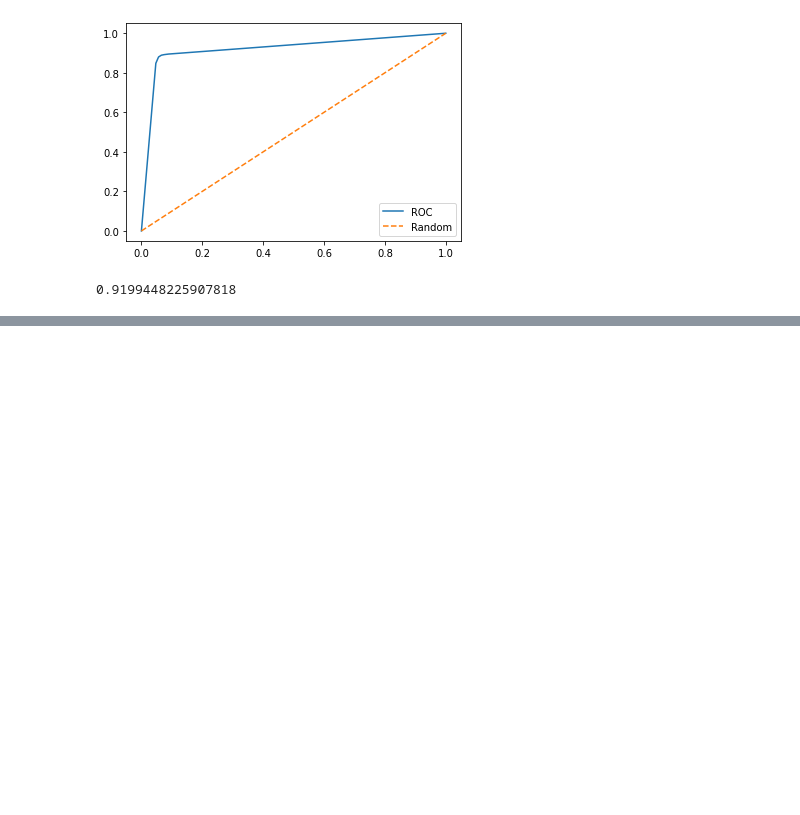
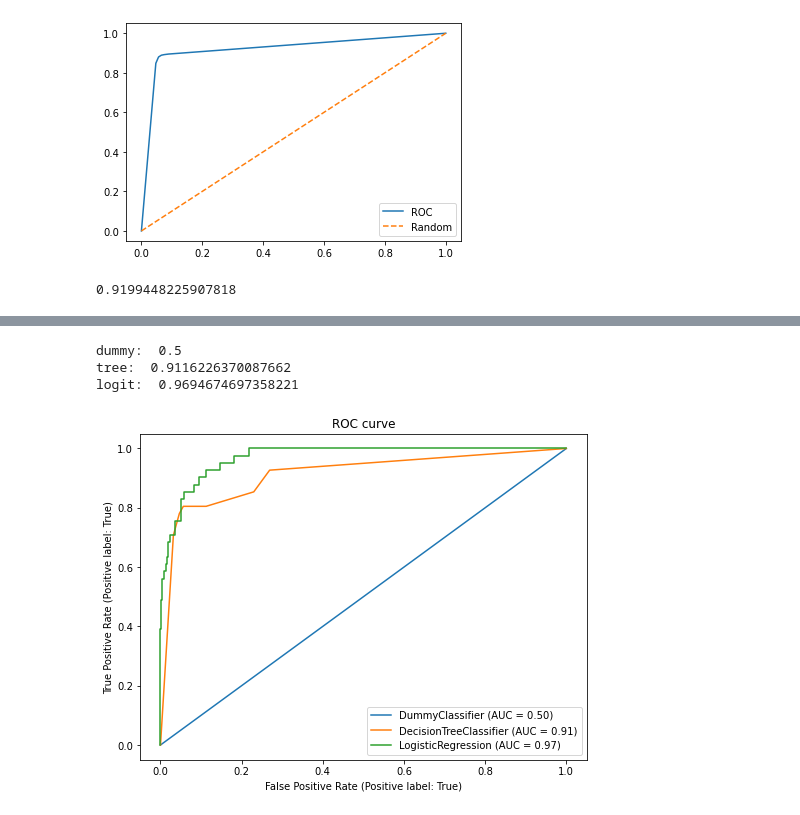
Before and after one commit to luckyspia/TIL, a Jupyter notebook: Machine_Learning/02.Evaluation.ipynb, the cells around one changed output, grey strips where cells are left out. Drawn from its saved outputs; the diff is of its cells as text; code cells hidden in the pictures; blank space fills up the shorter version.

```diff
--- a/Machine_Learning/02.Evaluation.ipynb
+++ b/Machine_Learning/02.Evaluation.ipynb
@@ -246,0 +394,26 @@ roc_auc_score(y, pred_prob[:,1])
+# %%
+from sklearn.metrics import roc_curve
+from sklearn.metrics import auc
+from sklearn.metrics import plot_roc_curve  # sklearn 0.22
+
+fpr, tpr, _ = roc_curve(y_test, dummy.predict_proba(X_test)[:,1])
+print('dummy: ', auc(fpr, tpr))
+
+fpr, tpr, _ = roc_curve(y_test, tree.predict_proba(X_test)[:,1])
+print('tree: ', auc(fpr, tpr))
+
+fpr, tpr, _ = roc_curve(y_test, logit.predict_proba(X_test)[:,1])
+print('logit: ', auc(fpr, tpr))
+# %% [output]
+dummy:  0.5
+tree:  0.9116226370087662
+logit:  0.9694674697358221
+# %%
+fig, ax = plt.subplots(1, 1, figsize=(8,6))
+plot_roc_curve(dummy, X_test, y_test, ax=ax)
+plot_roc_curve(tree, X_test, y_test, ax=ax)
+plot_roc_curve(logit, X_test, y_test, ax=ax)
+ax.set_title('ROC curve')
+plt.show()
+# %% [output]
+[figure, added]
```
Also changed, not shown: parts of 20 cells of this notebook.
